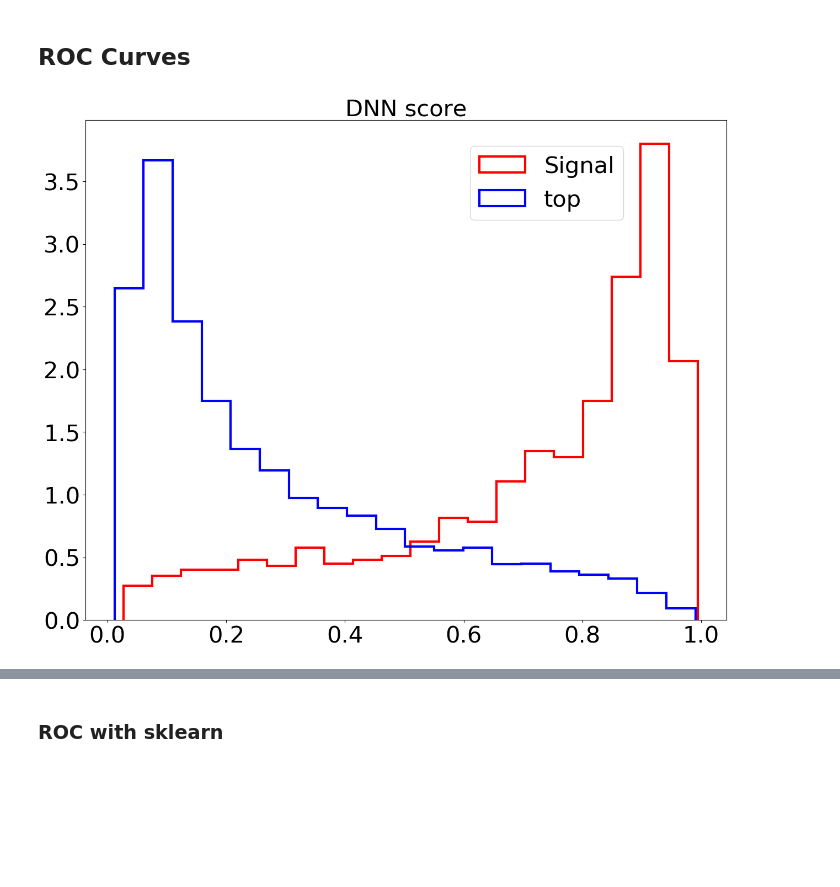
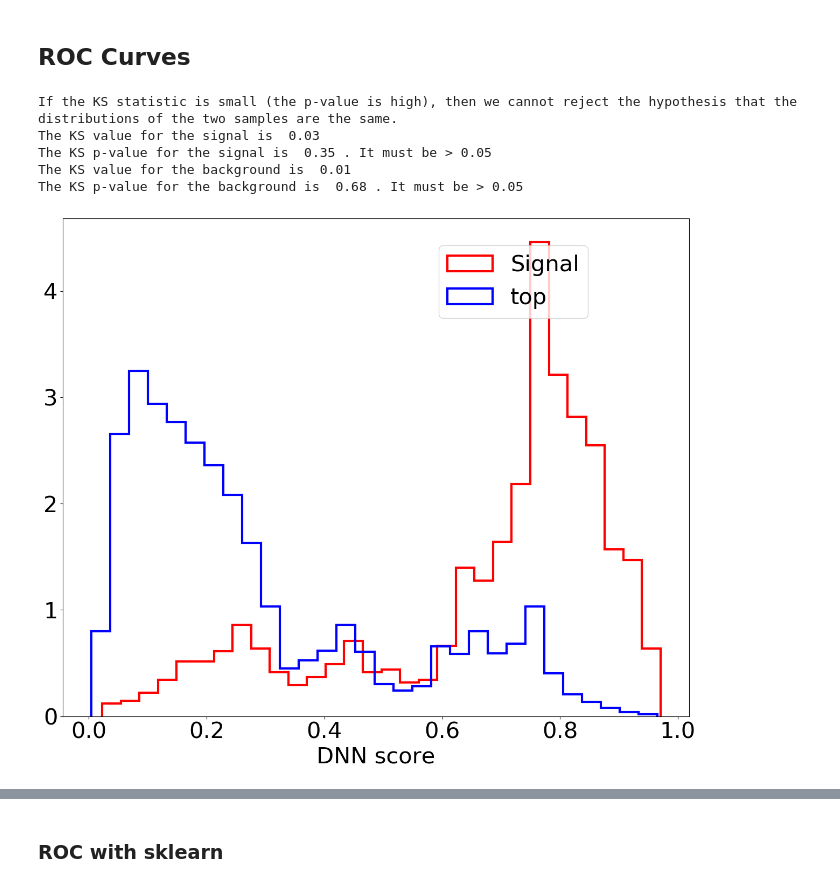
Before and after one commit to BiancaPinolini/ML_classification, a Jupyter notebook: Training-Reweight.ipynb, the cells around one changed output, grey strips where cells are left out. Saved outputs shown, nothing was run; the diff lists cells and outputs as text; code cells hidden in the pictures; blank space fills up the shorter version.

```diff
--- a/Training-Reweight.ipynb
+++ b/Training-Reweight.ipynb
@@ -110,2 +114,4 @@ Wnn_test_ROC = Wnn_test
+# %%
+X_train_ROC, X_test_ROC, y_train_ROC, y_test_ROC, W_train_ROC, W_test_ROC, Wnn_train_ROC, Wnn_test_ROC = train_test_split(X_scaled_ROC, Y,  W, Wnn, test_size=config["test_size"], random_state=42, stratify=Y)
 # %% [markdown]
 ## REWEIGHT
@@ -297,0 +274,12 @@ config["train_time"]
+# %%
+plt.style.use("default")
+fig = plt.figure(figsize=(15,12), dpi=100)
+plt.plot(history.history["loss"], lw = 3, label="Train loss")
+plt.plot(history.history["val_loss"], lw = 3, label="Val loss")
+plt.legend(loc=(0.6,0.8), fontsize=30)
+plt.xlabel("Epochs", fontsize=30)
+plt.xticks(fontsize=30)
+plt.yticks(fontsize=30)
+plt.savefig(os.path.join(model_dir, "plots/loss.pdf"))
+plt.savefig(os.path.join(model_dir, "plots/loss.png"))
+plt.show()
@@ -416,5 +406,5 @@ Use `tf.compat.v1.graph_util.extract_sub_graph`
 # %% [markdown]
 ## ROC Curves
 # %%
-y_pred = model.predict(X_test_ROC, batch_size=2048)
+y_pred = model.predict(X_test_ROC, batch_size=config["batch_size"])
 y_pred = np.array(y_pred).flatten()
@@ -421,17 +425,30 @@ y_pred = np.array(y_pred).flatten()
+# %%
+print("If the KS statistic is small (the p-value is high), then we cannot reject the hypothesis that the distributions of the two samples are the same.")
+print("The KS value for the signal is ", round(ks_sig[0],2))
+print("The KS p-value for the signal is ", round(ks_sig[1],2), ". It must be > 0.05")
+print("The KS value for the background is ", round(ks_bkg[0],2))
+print("The KS p-value for the background is ", round(ks_bkg[1],2), ". It must be > 0.05")
+# %% [output]
+If the KS statistic is small (the p-value is high), then we cannot reject the hypothesis that the distributions of the two samples are the same.
+The KS value for the signal is  0.03
+The KS p-value for the signal is  0.35 . It must be > 0.05
+The KS value for the background is  0.01
+The KS p-value for the background is  0.68 . It must be > 0.05
 # %%
-bins=20
+bins=30
 # %%
 fig = plt.figure(figsize=(15,12), dpi=100)
 _ = plt.hist(y_pred[y_test_ROC==1], bins=bins, lw = 3, histtype="step", label="Signal", color='red', density=True)
 _ = plt.hist(y_pred[y_test_ROC==0], bins=bins, lw = 3, histtype="step", label="top", color='blue', density=True)
 plt.legend(loc=(0.6,0.8), fontsize=30)
-plt.title("DNN score", fontsize=30)
+plt.xlabel("DNN score", fontsize=30)
 plt.xticks(fontsize=30)
 plt.yticks(fontsize=30)
-plt.savefig(os.path.join(model_dir, "DNN_score.pdf"))
+plt.savefig(os.path.join(model_dir, "plots/DNN_score.pdf"))
+plt.savefig(os.path.join(model_dir, "plots/DNN_score.png"))
 plt.show()
 # %% [output]
-[figure, old version]
+[figure, new version]
 # %%
 fig = plt.figure(figsize=(6,5), dpi=100)
 n_sig, b, _ = plt.hist(y_pred[y_test_ROC==1], bins=bins, histtype="step", weights=Wnn_test_ROC[y_test_ROC==1], label="Signal", color='red')
```
Also changed, not shown: parts of 33 cells of this notebook, 8 other files.
